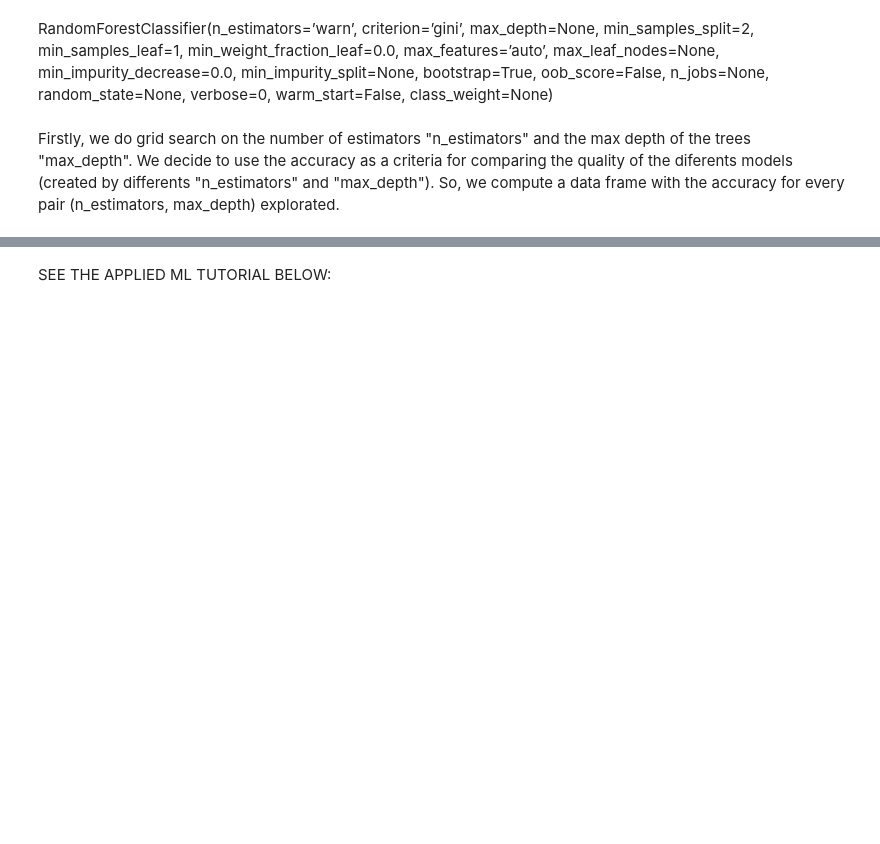
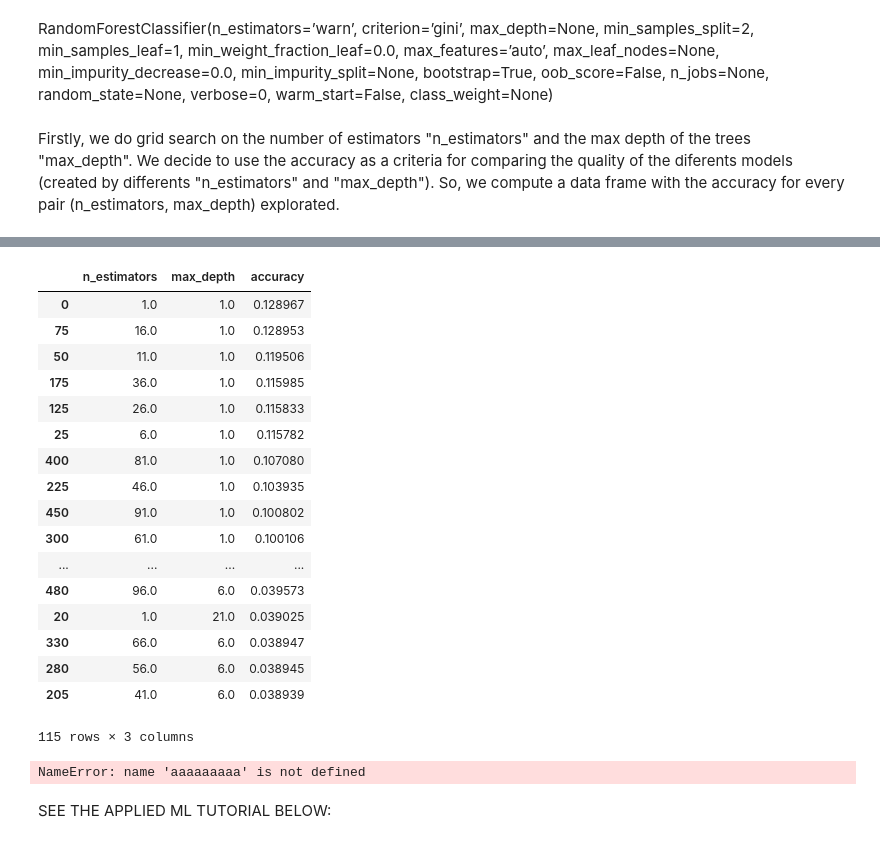
Before and after one commit to joSanchez28/Machine-Learning-EPFL, a Jupyter notebook: Project2-ArchitectureExperiment/Project2-Notebook.ipynb, the cells around one changed output, grey strips where cells are left out. Cells and saved outputs as stored; diff of their text form; code cells hidden in the pictures; blank space fills up the shorter version.

```diff
--- a/Project2-ArchitectureExperiment/Project2-Notebook.ipynb
+++ b/Project2-ArchitectureExperiment/Project2-Notebook.ipynb
@@ -363,6 +328,6 @@ y = X = dummy_df.iloc[:,0:1]
 # %%
-n_estimators_range=range(1,100,5)
-max_depth_range= range(1,20)
+n_estimators_range=range(1,100, 5)
+max_depth_range= range(1,100, 5)
 # %%
 performance_results = pd.DataFrame(columns=['n_estimators', 'max_depth','accuracy'])
 
@@ -370,7 +335,7 @@ n=5
 for i in n_estimators_range:
     for j in max_depth_range:
         forestC = RandomForestClassifier(n_estimators=i, max_depth=j)
-        accuracy = cross_val_score(forestC, X, y, cv = 5, scoring='accuracy').mean()
+        accuracy = cross_val_score(forestC, x_data, y_data, cv = 5, scoring='accuracy').mean()
         performance_results.loc[i*n+j-n-1] = [i, j,accuracy]  #i*n-n-1 to access to the correct index
 
 performance_results.head()
@@ -377,3 +349,28 @@ performance_results.head()
+# %%
+performance_results.sort_values(by = "accuracy", ascending=False)
+# %% [output]
+|  | n_estimators | max_depth | accuracy |
+| 0 | 1.0 | 1.0 | 0.128967 |
+| 75 | 16.0 | 1.0 | 0.128953 |
+| 50 | 11.0 | 1.0 | 0.119506 |
+| 175 | 36.0 | 1.0 | 0.115985 |
+| 125 | 26.0 | 1.0 | 0.115833 |
+| 25 | 6.0 | 1.0 | 0.115782 |
+| 400 | 81.0 | 1.0 | 0.107080 |
+| 225 | 46.0 | 1.0 | 0.103935 |
+| 450 | 91.0 | 1.0 | 0.100802 |
+| 300 | 61.0 | 1.0 | 0.100106 |
+| ... | ... | ... | ... |
+| 480 | 96.0 | 6.0 | 0.039573 |
+| 20 | 1.0 | 21.0 | 0.039025 |
+| 330 | 66.0 | 6.0 | 0.038947 |
+| 280 | 56.0 | 6.0 | 0.038945 |
+| 205 | 41.0 | 6.0 | 0.038939 |
+115 rows × 3 columns
+# %%
+aaaaaaaaa
+# %% [output]
+NameError: name 'aaaaaaaaa' is not defined
 # %% [markdown]
 SEE THE APPLIED ML TUTORIAL BELOW:
 # %% [markdown]
```
Also changed, not shown: parts of 23 cells of this notebook.
